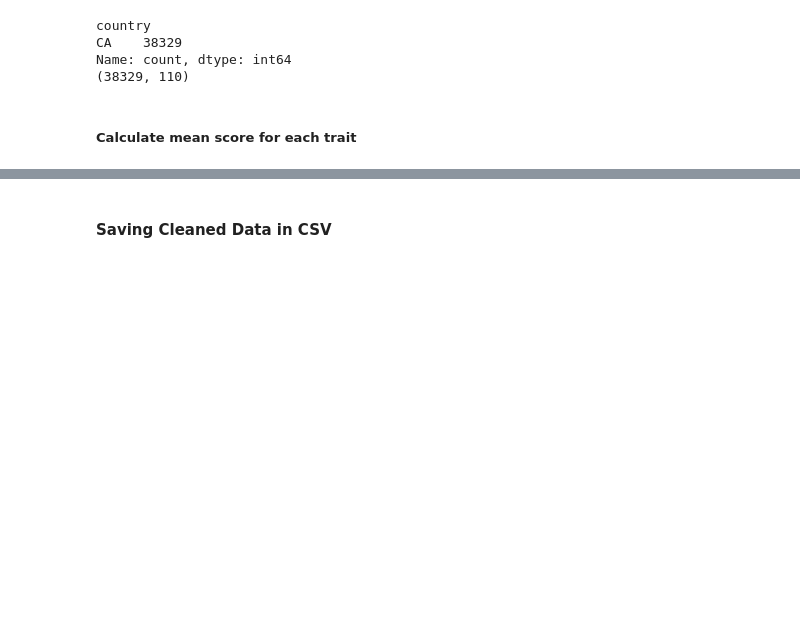
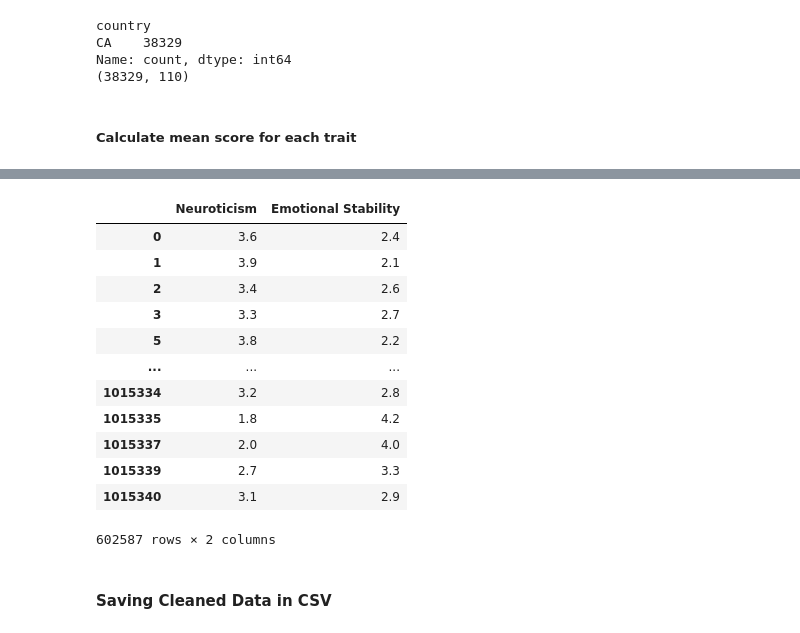
Before and after one commit to h364lee/bigfive_data_explore, a Jupyter notebook: notebooks/00_data_cleaning.ipynb, the cells around one changed output, grey strips where cells are left out. Saved outputs shown, nothing was run; the diff lists cells and outputs as text; code cells hidden in the pictures; blank space fills up the shorter version.

```diff
--- a/notebooks/00_data_cleaning.ipynb
+++ b/notebooks/00_data_cleaning.ipynb
@@ -147,0 +165,4 @@ df_clean[['Extraversion', 'Neuroticism', 'Agreeableness', 'Conscientiousness', '
+# %%
+#Reverse coding emotional stability items to neuroticism items
+for i in range(1, 11):
+    df_clean[f'NRT{i}'] = 6 - df_clean[f'EST{i}']
@@ -148,3 +184,23 @@ df_clean[['Extraversion', 'Neuroticism', 'Agreeableness', 'Conscientiousness', '
+# %%
+#Calculate mean score for Neuroticism
+df_clean['Neuroticism'] = df_clean[[f'NRT{i}' for i in range(1, 11)]].mean(axis=1)
+# %%
+#Comparing EST and NRT
+df_clean[['Neuroticism', 'Emotional Stability']]
+# %% [output]
+|  | Neuroticism | Emotional Stability |
+| 0 | 3.6 | 2.4 |
+| 1 | 3.9 | 2.1 |
+| 2 | 3.4 | 2.6 |
+| 3 | 3.3 | 2.7 |
+| 5 | 3.8 | 2.2 |
+| ... | ... | ... |
+| 1015334 | 3.2 | 2.8 |
+| 1015335 | 1.8 | 4.2 |
+| 1015337 | 2.0 | 4.0 |
+| 1015339 | 2.7 | 3.3 |
+| 1015340 | 3.1 | 2.9 |
+602587 rows × 2 columns
 # %% [markdown]
 #### Saving Cleaned Data in CSV
 # %%
```
Also changed, not shown: parts of 5 cells of this notebook, 1 other file.
